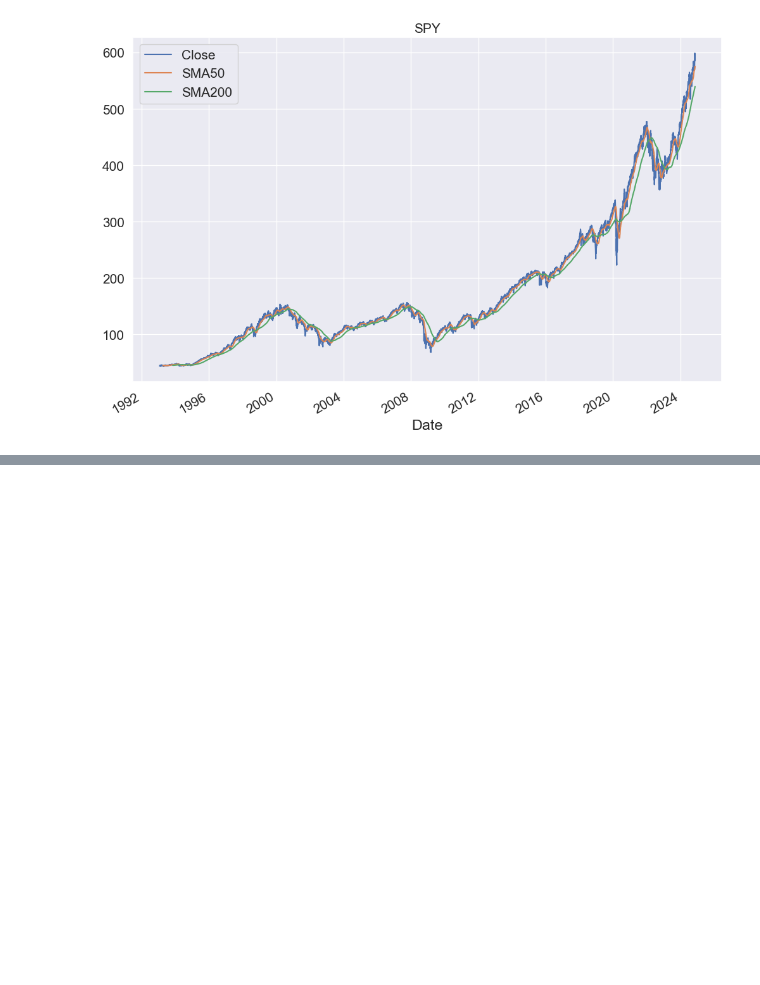
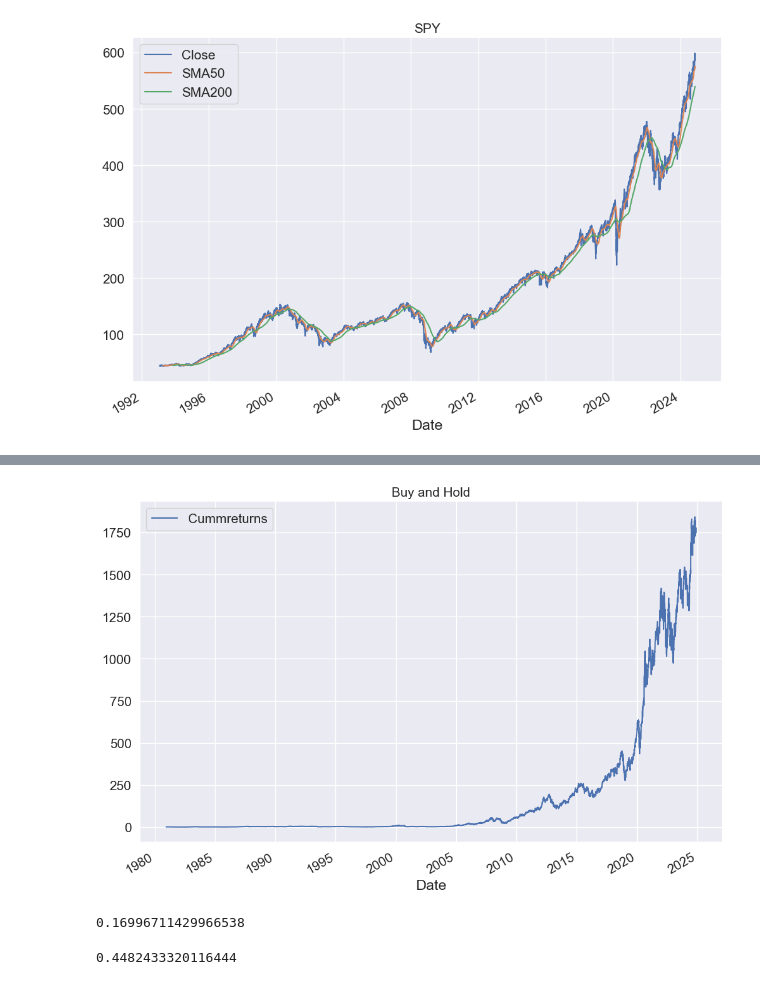
Before and after one commit to RogerSJR2004/Data-Analytics-Project, a Jupyter notebook: stock_analysis.ipynb, the cells around one changed output, grey strips where cells are left out. Cells and saved outputs as stored; diff of their text form; code cells hidden in the pictures; blank space fills up the shorter version.

```diff
--- a/stock_analysis.ipynb
+++ b/stock_analysis.ipynb
@@ -1097,0 +1271,3 @@ plt.show()
+# %%
+apple=apple.Close.to_frame()
+apple
@@ -1097,0 +1289,4 @@ plt.show()
+# %%
+#daily return
+apple["Daily_returns"]=np.log(apple.div(apple.shift(1)))
+apple
@@ -1097,0 +1308,3 @@ plt.show()
+# %%
+apple.dropna(inplace=True)
+apple
@@ -1097,0 +1334,2 @@ plt.show()
+# %%
+apple["Cummreturns"]=apple.Daily_returns.cumsum().apply(np.exp)
@@ -1097,0 +1353,15 @@ plt.show()
+# %%
+apple.Cummreturns.plot(figsize=(12,8),fontsize=15)
+plt.legend(loc="upper left",fontsize=15)
+plt.title("Buy and Hold",fontsize=15)
+plt.show()
+# %% [output]
+[figure, added]
+# %%
+apple.Daily_returns.mean()*252
+# %% [output]
+0.16996711429966538
+# %%
+apple.Daily_returns.std()*np.sqrt(252)
+# %% [output]
+0.4482433320116444
```
Also changed, not shown: parts of 78 cells of this notebook, 1 other file.
